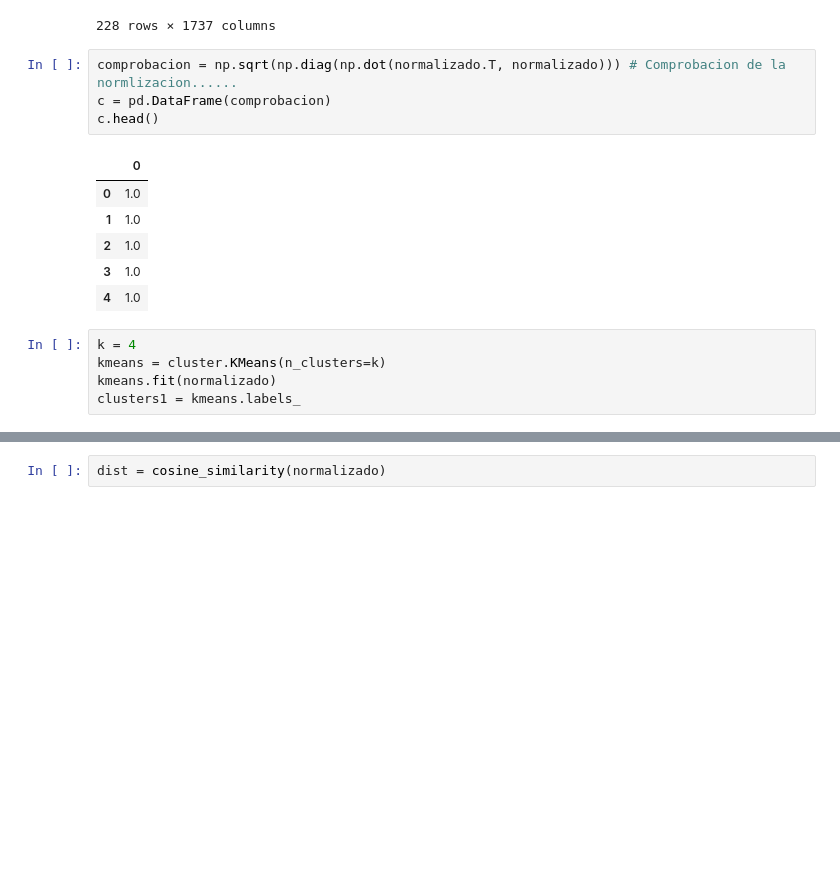
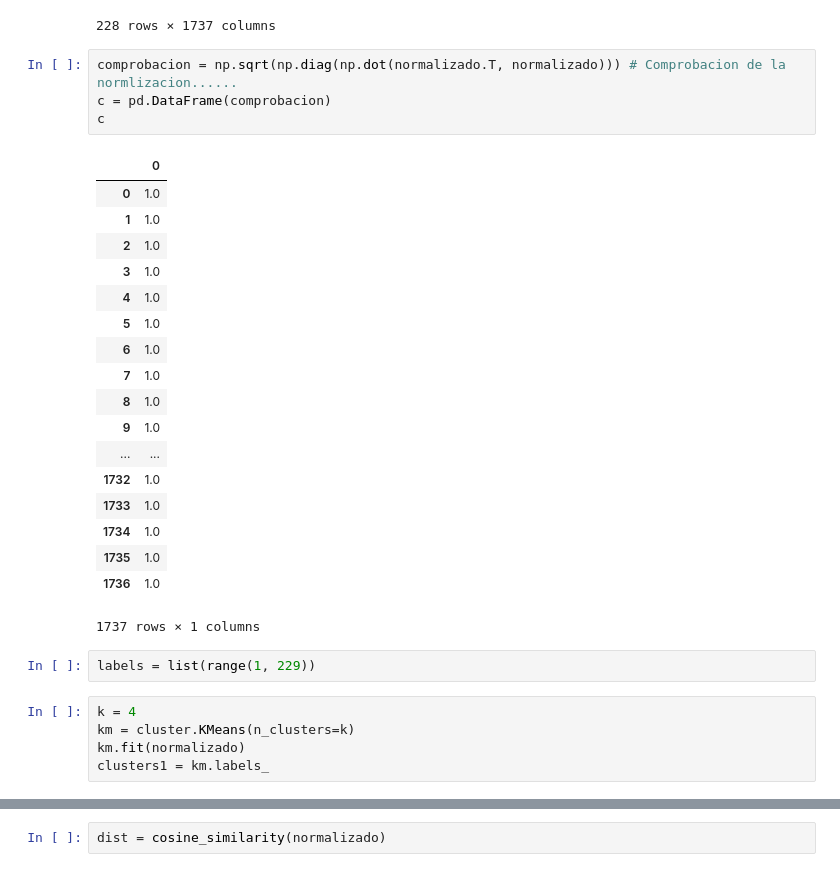
Before and after one commit to jevelezse/mineria_tesis, a Jupyter notebook: mineria_de texto.ipynb, the cells around one changed output, grey strips where cells are left out. Drawn from its saved outputs; the diff is of its cells as text; blank space fills up the shorter version.

Commit message:
Kmeans

```diff
--- a/mineria_de texto.ipynb
+++ b/mineria_de texto.ipynb
@@ -205,16 +209,30 @@ normalizado
 # %%
 comprobacion = np.sqrt(np.diag(np.dot(normalizado.T, normalizado))) # Comprobacion de la normlizacion......
 c = pd.DataFrame(comprobacion)
-c.head()
+c
 # %% [output]
 |  | 0 |
 | 0 | 1.0 |
 | 1 | 1.0 |
 | 2 | 1.0 |
 | 3 | 1.0 |
 | 4 | 1.0 |
+| 5 | 1.0 |
+| 6 | 1.0 |
+| 7 | 1.0 |
+| 8 | 1.0 |
+| 9 | 1.0 |
+| ... | ... |
+| 1732 | 1.0 |
+| 1733 | 1.0 |
+| 1734 | 1.0 |
+| 1735 | 1.0 |
+| 1736 | 1.0 |
+1737 rows × 1 columns
+# %%
+labels = list(range(1, 229))
 # %%
 k = 4
-kmeans = cluster.KMeans(n_clusters=k)
-kmeans.fit(normalizado)
-clusters1 = kmeans.labels_
+km = cluster.KMeans(n_clusters=k)
+km.fit(normalizado)
+clusters1 = km.labels_
```
Also changed, not shown: parts of 4 cells of this notebook.
